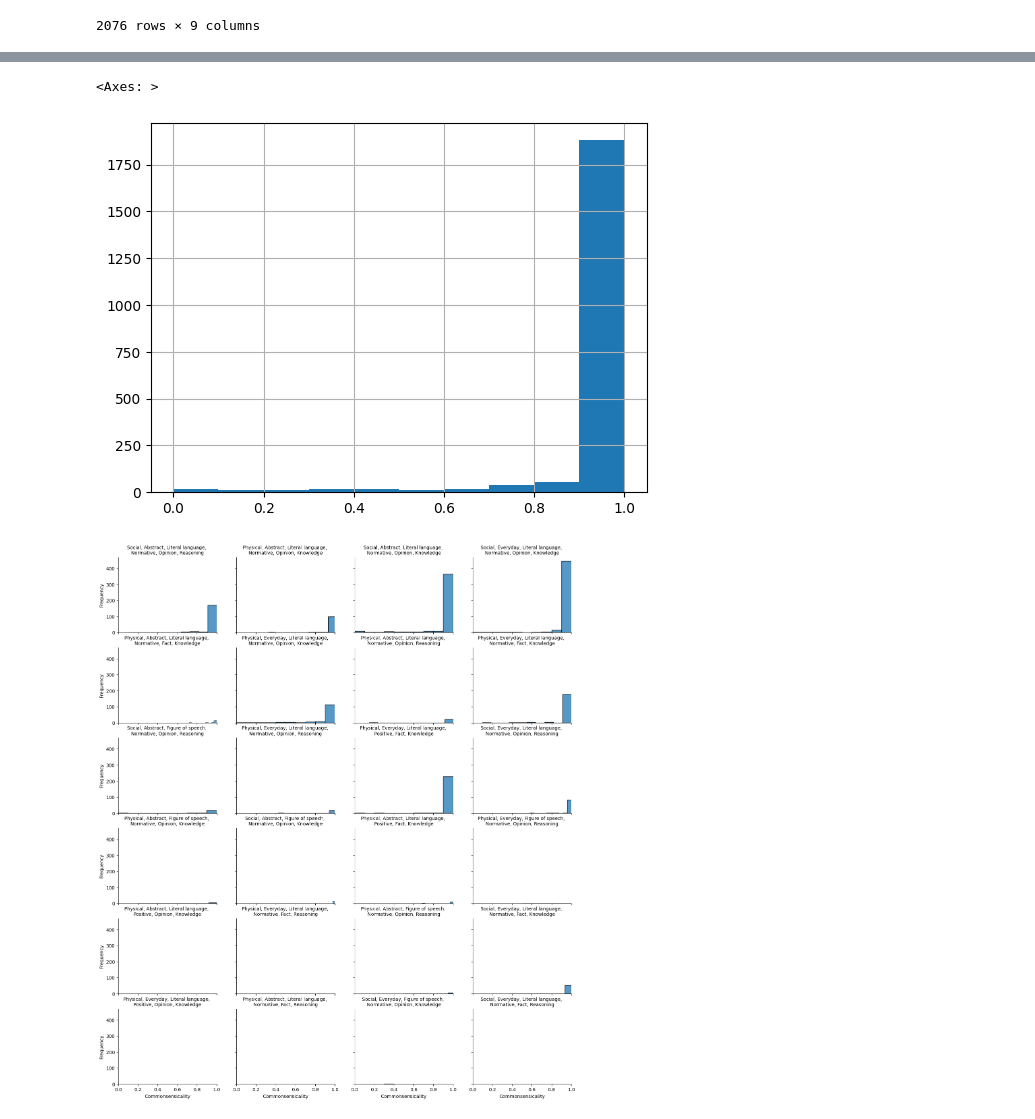
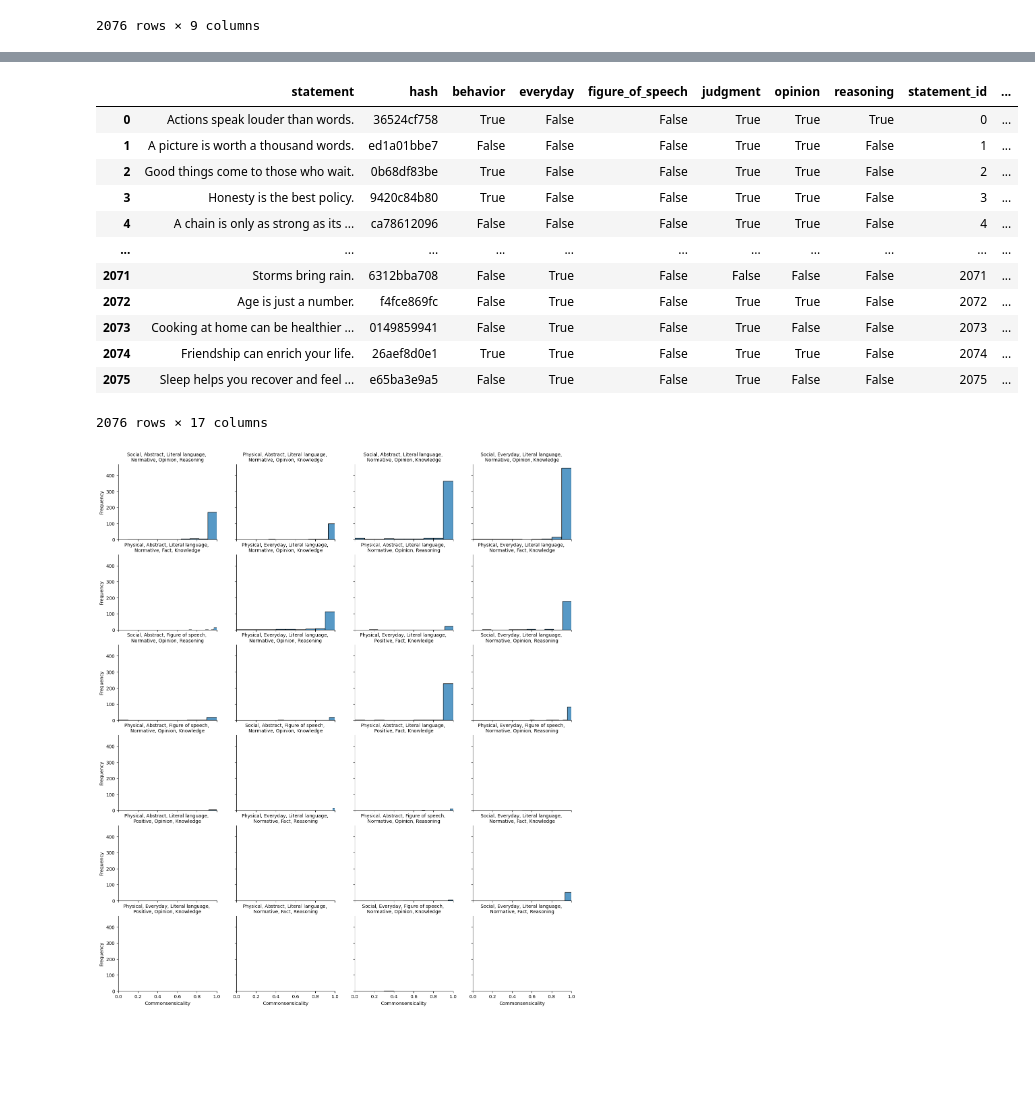
Before and after one commit to Watts-Lab/commonsense-statements, a Jupyter notebook: statement-generation.ipynb, the cells around one changed output, grey strips where cells are left out. Drawn from its saved outputs; the diff is of its cells as text; code cells hidden in the pictures; blank space fills up the shorter version.

```diff
--- a/statement-generation.ipynb
+++ b/statement-generation.ipynb
@@ -717,8 +720,19 @@ final_df.groupby(
 # %%
-final_df.commonsensicality.hist()
+final_df
 # %% [output]
+|  | statement | hash | behavior | everyday | figure_of_speech | judgment | opinion | reasoning | statement_id | ... |
+| 0 | Actions speak louder than words. | 36524cf758 | True | False | False | True | True | True | 0 | ... |
+| 1 | A picture is worth a thousand words. | ed1a01bbe7 | False | False | False | True | True | False | 1 | ... |
+| 2 | Good things come to those who wait. | 0b68df83be | True | False | False | True | True | False | 2 | ... |
+| 3 | Honesty is the best policy. | 9420c84b80 | True | False | False | True | True | False | 3 | ... |
+| 4 | A chain is only as strong as its ... | ca78612096 | False | False | False | True | True | False | 4 | ... |
+| ... | ... | ... | ... | ... | ... | ... | ... | ... | ... | ... |
+| 2071 | Storms bring rain. | 6312bba708 | False | True | False | False | False | False | 2071 | ... |
+| 2072 | Age is just a number. | f4fce869fc | False | True | False | True | True | False | 2072 | ... |
+| 2073 | Cooking at home can be healthier ... | 0149859941 | False | True | False | True | False | False | 2073 | ... |
+| 2074 | Friendship can enrich your life. | 26aef8d0e1 | True | True | False | True | True | False | 2074 | ... |
+| 2075 | Sleep helps you recover and feel ... | e65ba3e9a5 | False | True | False | True | False | False | 2075 | ... |
-<Axes: >
+2076 rows × 17 columns
-[figure, removed]
 # %%
 replace_dict = {
     "behavior": {False: "Physical", True: "Social"},
```
Also changed, not shown: parts of 29 cells of this notebook, 10 other files.
